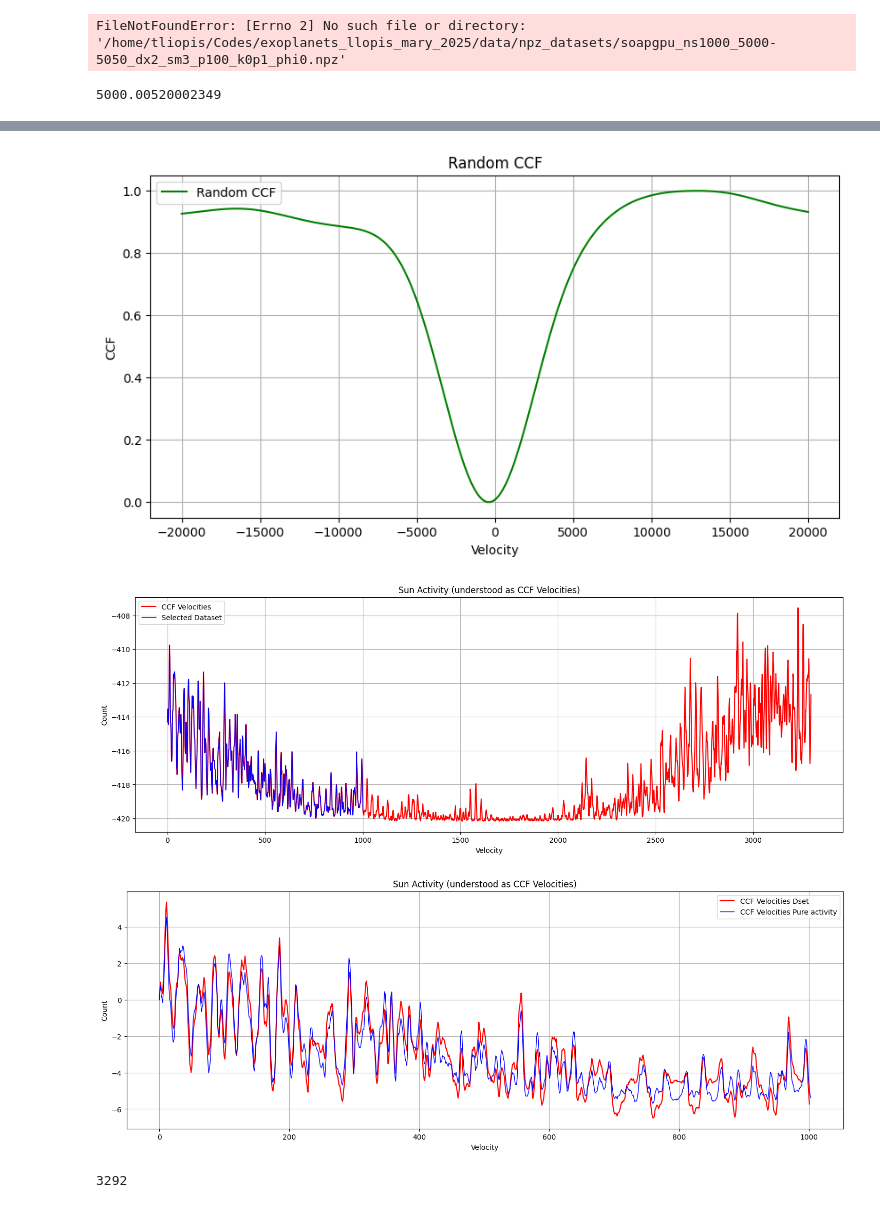
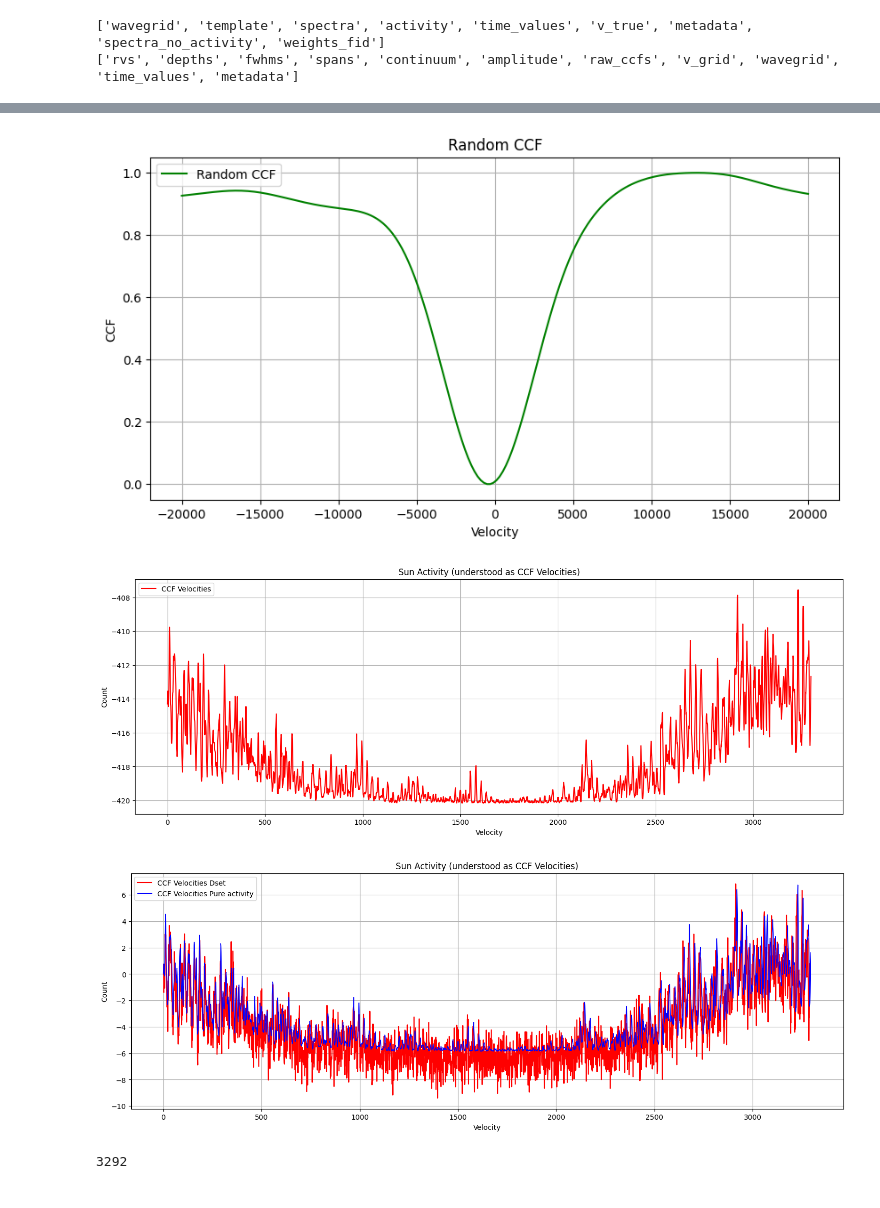
Before and after one commit to theollop/exoplanets_llopis_mary_2025, a Jupyter notebook: notebooks/sandbox.ipynb, the cells around one changed output, grey strips where cells are left out. Drawn from its saved outputs; the diff is of its cells as text; code cells hidden in the pictures.

```diff
--- a/notebooks/sandbox.ipynb
+++ b/notebooks/sandbox.ipynb
@@ -64,25 +40,13 @@ full_ccf_analysis = get_full_ccf_analysis(
 )
 
 v_apparent = full_ccf_analysis["rv"]
-
-full_ccf_analysis_amp_x5 = get_full_ccf_analysis(
-    spectra=raw_dset_amp_x5["spectra"],
-    wavegrid=raw_dset_amp_x5["wavegrid"],
-    v_grid=v_grid_ccf,
-    window_size_velocity=ccf_params["window_size_velocity"],
-)
-
-v_apparent_amp_x5 = full_ccf_analysis_amp_x5["rv"]
 # %% [output]
-FileNotFoundError: [Errno 2] No such file or directory: '/home/tliopis/Codes/exoplanets_llopis_mary_2025/data/npz_datasets/soapgpu_ns1000_5000-5050_dx2_sm3_p100_k0p1_phi0.npz'
+['wavegrid', 'template', 'spectra', 'activity', 'time_values', 'v_true', 'metadata', 'spectra_no_activity', 'weights_fid']
+['rvs', 'depths', 'fwhms', 'spans', 'continuum', 'amplitude', 'raw_ccfs', 'v_grid', 'wavegrid', 'time_values', 'metadata']
-# %%
-wavegrid.min()
-# %% [output]
-5000.00520002349
 # %%
 xlim = (5000, 5010)
 # Plot du template
-
+%matplotlib inline
 plt.figure(figsize=(10, 5))
 plt.plot(wavegrid, template, color="k", label="Template")
 plt.xlabel("Wavelength")
@@ -95,10 +59,11 @@ plt.show()
 
 # Plot d'un spectre random et de son activity (x 20)
 
-random_index = np.random.randint(0, spectra.shape[0])
+# random_index = np.random.randint(0, spectra.shape[0])
+random_index = 0
 plt.figure(figsize=(10, 5))
 plt.plot(wavegrid, spectra[random_index], color="b", label="Random Spectrum")
-plt.plot(wavegrid, 50 * activity[random_index], color="r", label="Activity (x20)")
+plt.plot(wavegrid, 100 * activity[random_index], color="r", label="Activity (x100)")
 plt.xlabel("Wavelength")
 plt.ylabel("Flux")
 plt.grid()
@@ -120,7 +85,6 @@ plt.show()
 # Plot des vitesses obtenues par ccf sur tout le dset
 plt.figure(figsize=(18, 6))
 plt.plot(all_time_values, all_rvs_ccf, color="red", label="CCF Velocities")
-plt.plot(all_time_values[time_values], all_rvs_ccf[time_values], color="blue", linewidth=1,label="Selected Dataset")
 plt.xlabel("Velocity")
 plt.ylabel("Count")
 plt.grid()
@@ -132,9 +96,10 @@ plt.show()
 
 plt.figure(figsize=(18, 6))
 plt.plot(time_values, v_apparent - v_apparent[0], color="red", label="CCF Velocities Dset")
+time_indices = time_values.astype(int)
 plt.plot(
-    all_time_values[time_values],
-    all_rvs_ccf[time_values] - all_rvs_ccf[time_values][0],
+    all_time_values[time_indices],
+    all_rvs_ccf[time_indices] - all_rvs_ccf[time_indices][0],
     color="blue",
     linewidth=1,
     label="CCF Velocities Pure activity",
@@ -159,6 +124,6 @@ plt.show()
 [figure]
-[figure, old version]
+[figure, new version]
-[figure, old version]
+[figure, new version]
 # %%
 len(all_time_values)
 # %% [output]
```
Also changed, not shown: parts of 2 cells of this notebook, 5 other files.
